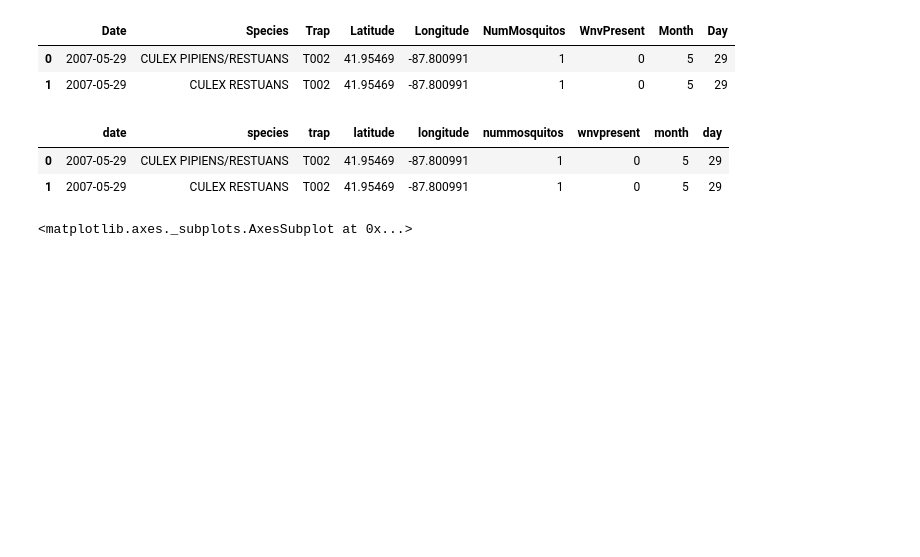
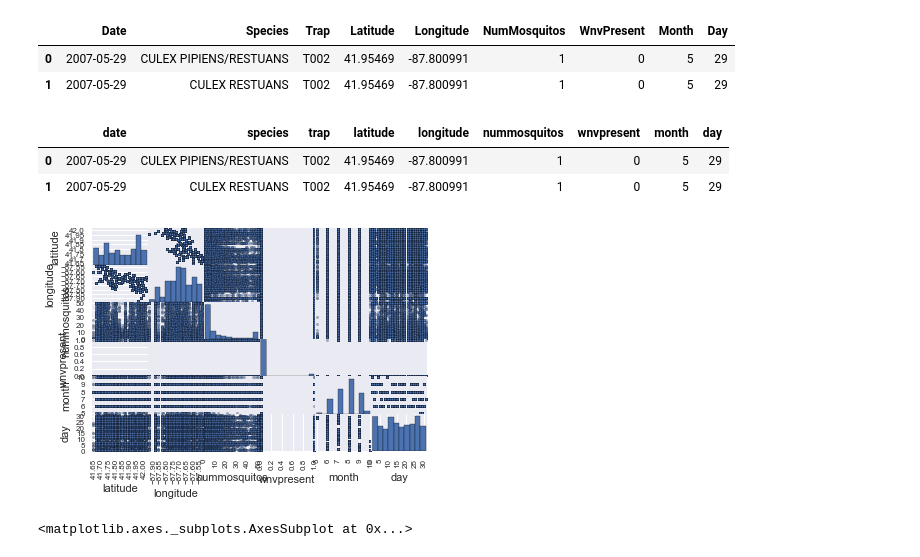
Before and after one commit to babebe/West-Nile-Virus, a Jupyter notebook: Exploration.ipynb, the cells around one changed output. Saved outputs shown, nothing was run; the diff lists cells and outputs as text; code cells hidden in the pictures; blank space fills up the shorter version.

```diff
--- a/Exploration.ipynb
+++ b/Exploration.ipynb
@@ -91,6 +104,14 @@ train.head(2)
 |  | date | species | trap | latitude | longitude | nummosquitos | wnvpresent | month | day |
 | 0 | 2007-05-29 | CULEX PIPIENS/RESTUANS | T002 | 41.95469 | -87.800991 | 1 | 0 | 5 | 29 |
 | 1 | 2007-05-29 | CULEX RESTUANS | T002 | 41.95469 | -87.800991 | 1 | 0 | 5 | 29 |
+# %%
+_train=train._get_numeric_data()
+# %%
+from pandas.tools.plotting import scatter_matrix
+scatter_matrix(_train)
+plt.show()
+# %% [output]
+[figure, added]
 # %%
 import seaborn as sns
 sns.heatmap(train.corr())
```
Also changed, not shown: parts of 6 cells of this notebook, 1 other file.
